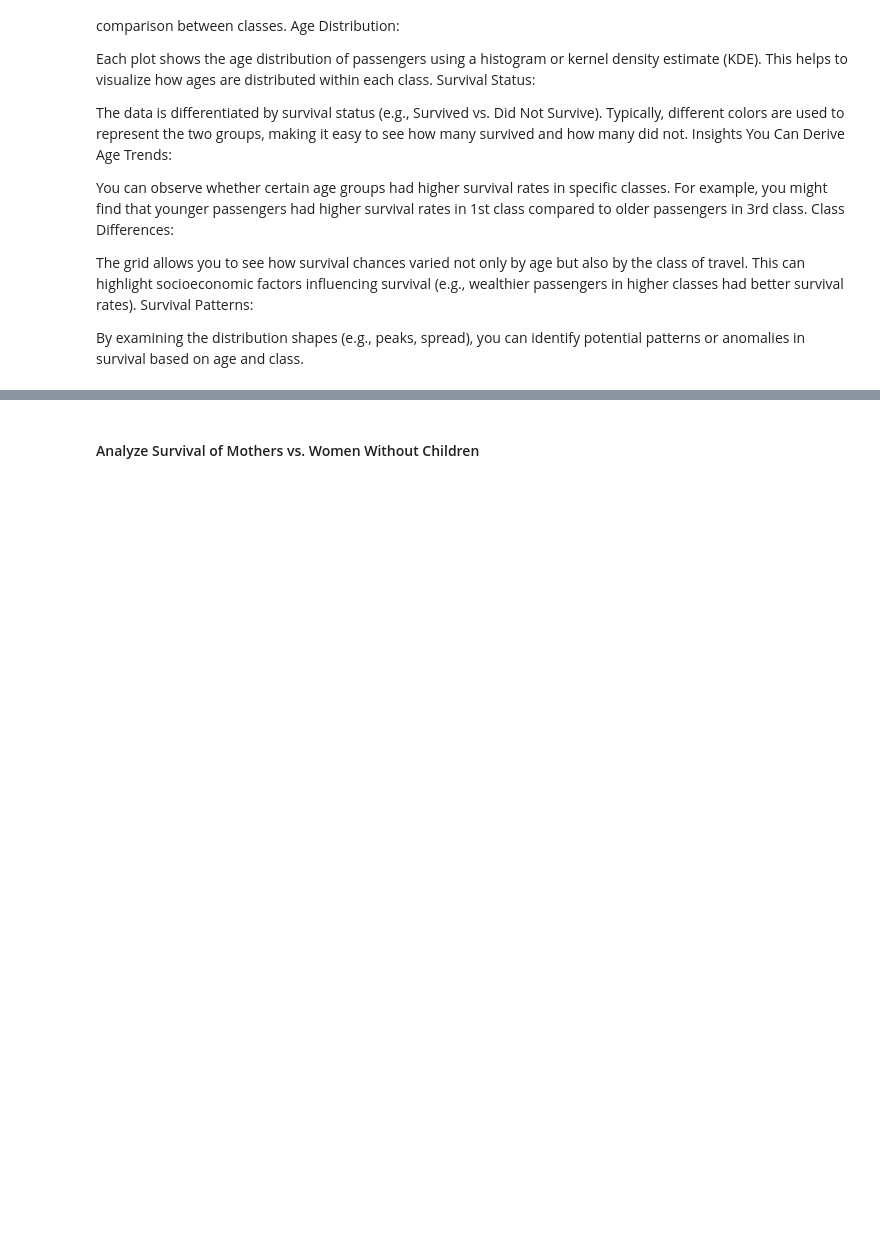
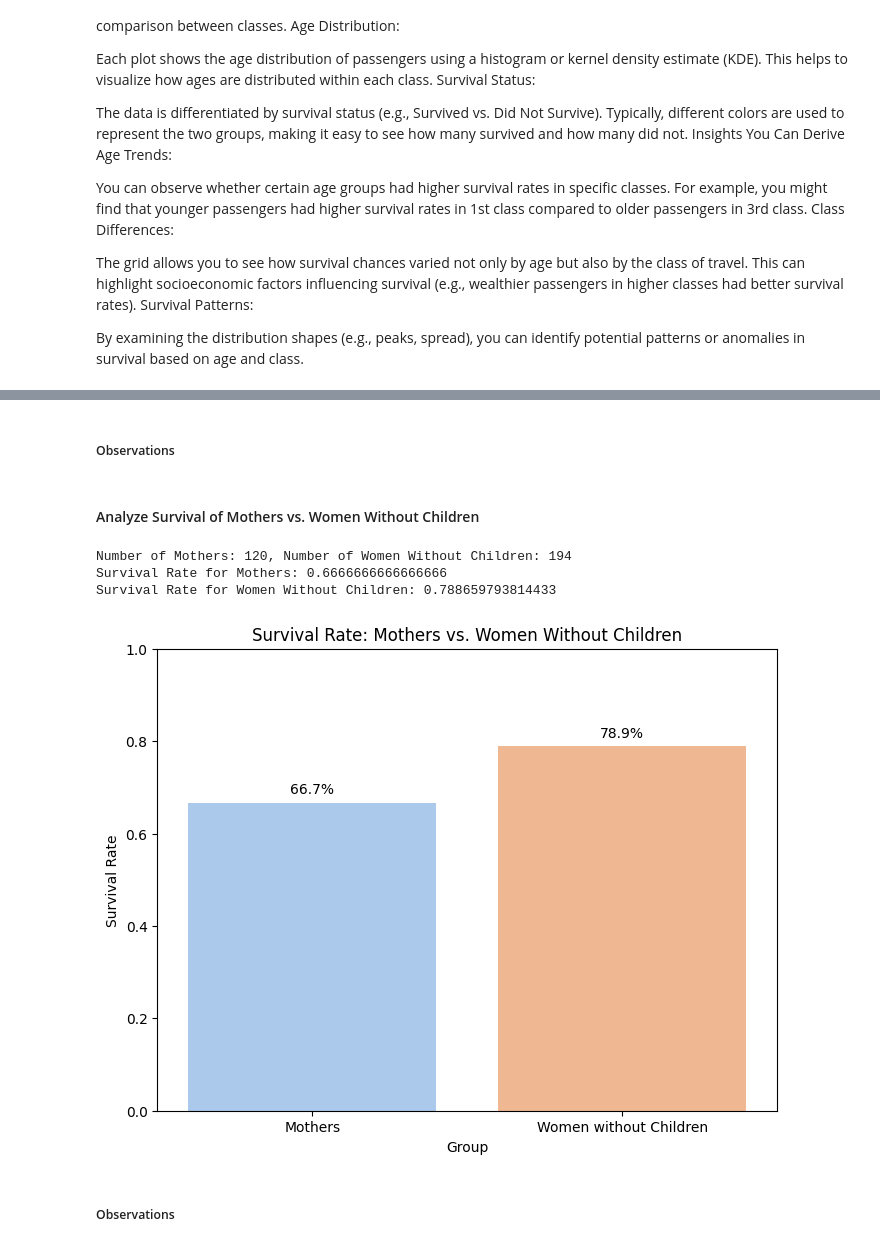
Before and after one commit to BethSpornitz/datafun-06-eda, a Jupyter notebook: bethspornitz_eda.ipynb, the cells around one changed output, grey strips where cells are left out. Saved outputs shown, nothing was run; the diff lists cells and outputs as text; code cells hidden in the pictures; blank space fills up the shorter version.

Commit message:
Added Mothers with Children code

```diff
--- a/bethspornitz_eda.ipynb
+++ b/bethspornitz_eda.ipynb
@@ -331,2 +526,4 @@ plt.show()
+# %% [markdown]
+##### Observations
 # %% [markdown]
 #### Analyze Survival of Mothers vs. Women Without Children
@@ -354,9 +530,15 @@ plt.show()
 # %%
+# Load the Titanic dataset
+df = sns.load_dataset('titanic')
+
+# Convert categorical variables to numeric if necessary
+df['sex'] = df['sex'].map({'male': 1, 'female': 0})
+
 # Create a new column to identify mothers
-df['is_mother'] = (df['sex'] == 'female') & (df['Parents/Children Aboard'] > 0)
+df['is_mother'] = (df['sex'] == 0) & (df['parch'] > 0)
 
 # Create a new column to identify women without children
-df['is_woman_without_children'] = (df['sex'] == 'female') & (df['Parents/Children Aboard'] == 0)
+df['is_woman_without_children'] = (df['sex'] == 0) & (df['parch'] == 0)
 
 # Check counts of each group
 num_mothers = df['is_mother'].sum()
@@ -364,34 +546,41 @@ num_women_without_children = df['is_woman_without_children'].sum()
 print(f"Number of Mothers: {num_mothers}, Number of Women Without Children: {num_women_without_children}")
 
 # Calculate survival rates
-mothers_survival_rate = df[df['is_mother']]['Survival Status'].mean()
-women_without_children_survival_rate = df[df['is_woman_without_children']]['Survival Status'].mean()
+mothers_survival_rate = df[df['is_mother']]['survived'].mean()
+women_without_children_survival_rate = df[df['is_woman_without_children']]['survived'].mean()
 
 # Print survival rates
 print(f"Survival Rate for Mothers: {mothers_survival_rate}")
 print(f"Survival Rate for Women Without Children: {women_without_children_survival_rate}")
 
 # Create a DataFrame for the survival statistics
 survival_stats = pd.DataFrame({
     'Group': ['Mothers', 'Women without Children'],
     'Survival Rate': [mothers_survival_rate, women_without_children_survival_rate]
 })
 
 # Create a bar plot if we have valid data
 if survival_stats['Survival Rate'].notnull().any():
     plt.figure(figsize=(8, 6))
-    sns.barplot(x='Group', y='Survival Rate', data=survival_stats, palette='pastel')
+    sns.barplot(x='Group', hue='Group', y='Survival Rate', data=survival_stats, palette='pastel')
 
     # Customize the plot
     plt.title('Survival Rate: Mothers vs. Women Without Children')
     plt.xlabel('Group')
     plt.ylabel('Survival Rate')
 
     # Add percentage labels on top of the bars
     for index, value in enumerate(survival_stats['Survival Rate']):
         plt.text(index, value + 0.02, f'{value:.1%}', ha='center')
 
     plt.ylim(0, 1)  # Set y-axis limit to 1
     plt.show()
 else:
     print("No valid survival rates to plot.")
+# %% [output]
+Number of Mothers: 120, Number of Women Without Children: 194
+Survival Rate for Mothers: 0.6666666666666666
+Survival Rate for Women Without Children: 0.788659793814433
+[figure, added]
+# %% [markdown]
+##### Observations
```
Also changed, not shown: parts of 25 cells of this notebook.
